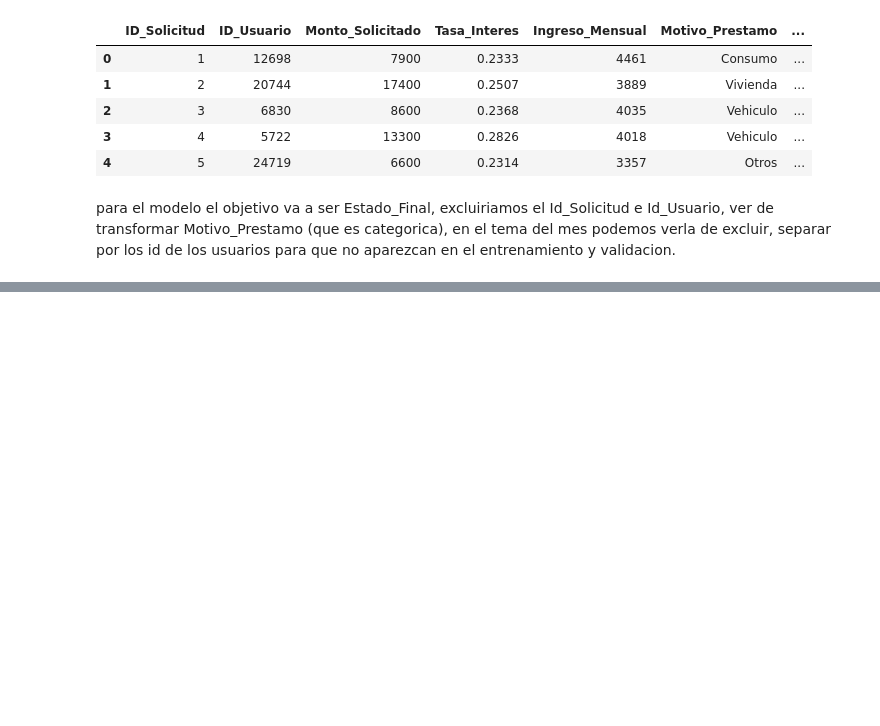
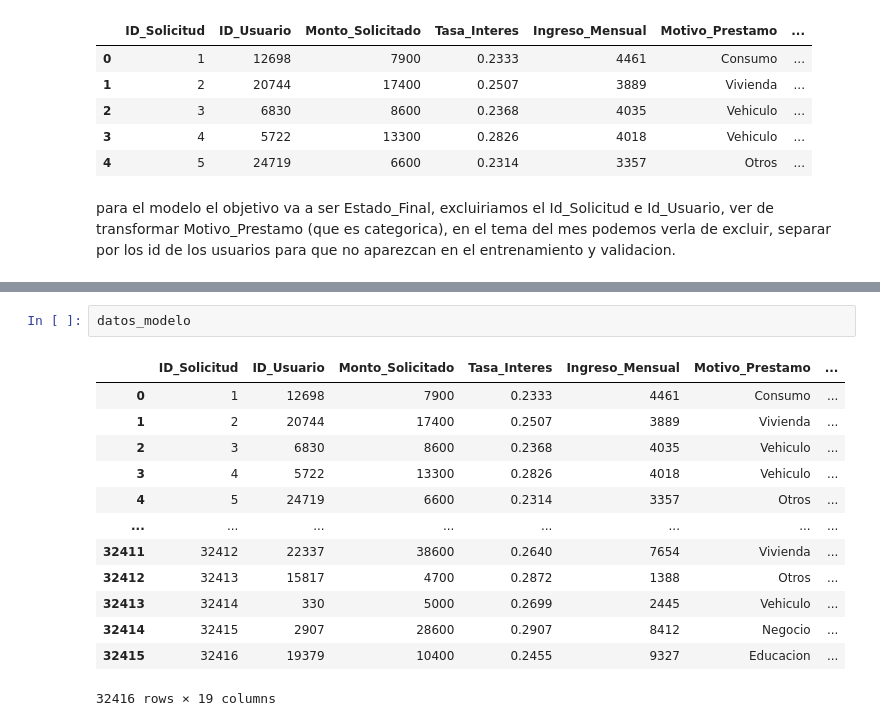
Before and after one commit to LuisMariaGomez/grupo2_gomez_failla_ia_2026_YBoscacciEnTp3, a Jupyter notebook: Tp3/analisis_tablas.ipynb, the cells around one changed output, grey strips where cells are left out. Saved outputs shown, nothing was run; the diff lists cells and outputs as text; blank space fills up the shorter version.

```diff
--- a/Tp3/analisis_tablas.ipynb
+++ b/Tp3/analisis_tablas.ipynb
@@ -389,0 +469,16 @@ para el modelo el objetivo va a ser Estado_Final, excluiriamos el Id_Solicitud e
+# %%
+datos_modelo
+# %% [output]
+|  | ID_Solicitud | ID_Usuario | Monto_Solicitado | Tasa_Interes | Ingreso_Mensual | Motivo_Prestamo | ... |
+| 0 | 1 | 12698 | 7900 | 0.2333 | 4461 | Consumo | ... |
+| 1 | 2 | 20744 | 17400 | 0.2507 | 3889 | Vivienda | ... |
+| 2 | 3 | 6830 | 8600 | 0.2368 | 4035 | Vehiculo | ... |
+| 3 | 4 | 5722 | 13300 | 0.2826 | 4018 | Vehiculo | ... |
+| 4 | 5 | 24719 | 6600 | 0.2314 | 3357 | Otros | ... |
+| ... | ... | ... | ... | ... | ... | ... | ... |
+| 32411 | 32412 | 22337 | 38600 | 0.2640 | 7654 | Vivienda | ... |
+| 32412 | 32413 | 15817 | 4700 | 0.2872 | 1388 | Otros | ... |
+| 32413 | 32414 | 330 | 5000 | 0.2699 | 2445 | Vehiculo | ... |
+| 32414 | 32415 | 2907 | 28600 | 0.2907 | 8412 | Negocio | ... |
+| 32415 | 32416 | 19379 | 10400 | 0.2455 | 9327 | Educacion | ... |
+32416 rows × 19 columns
```
Also changed, not shown: parts of 12 cells of this notebook.
